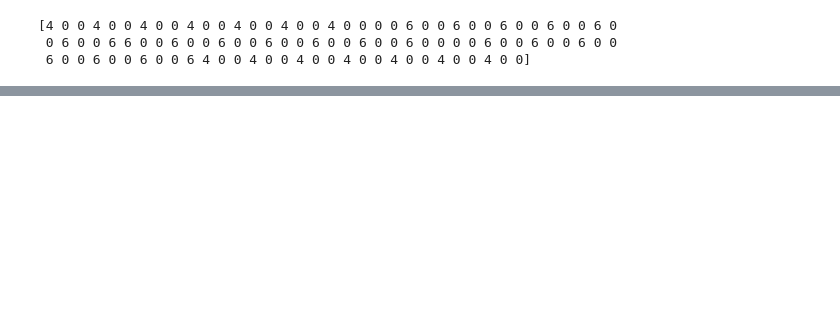
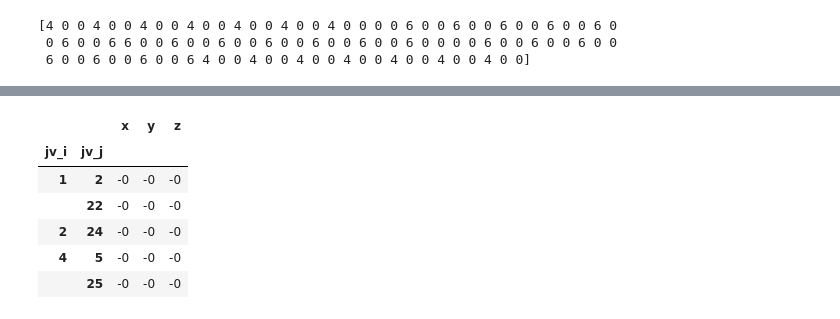
Before and after one commit to glyg/leg-joint, a Jupyter notebook: notebooks/Generation.ipynb, the cells around one changed output, grey strips where cells are left out. Saved outputs shown, nothing was run; the diff lists cells and outputs as text; code cells hidden in the pictures; blank space fills up the shorter version.

```diff
--- a/notebooks/Generation.ipynb
+++ b/notebooks/Generation.ipynb
@@ -328,0 +265,6 @@ mesh.graph.clear_filters()
+# %%
+je_idx = pd.MultiIndex.from_tuples([(mesh.junction_graph.vertex_index[s],
+                                     mesh.junction_graph.vertex_index[t])
+                                    for s, t in mesh.junction_graph.edges()],
+                                    names=('jv_i', 'jv_j'))
+jv_idx = pd.Index(mesh.junction_graph.vertex_index.copy().fa, name='jv')
@@ -328,0 +305,10 @@ mesh.graph.clear_filters()
+# %%
+mesh.update_geometry()
+
+grad_i_lij = - np.array(
+    [mesh.junction_graph.ep[dc].fa for dc in mesh.dcoords]).T/_to_3d(mesh.junction_graph.ep['edge_length'].fa)
+
+grad_i_lij = pd.DataFrame(grad_i_lij, index=je_idx,
+                          columns=mesh.coords)
+grad_i_lij.head()
+# %% [output]
@@ -328,0 +320,7 @@ mesh.graph.clear_filters()
+|  |  | x | y | z |
+| jv_i | jv_j |  |  |  |
+| 1 | 2 | -0 | -0 | -0 |
+|  | 22 | -0 | -0 | -0 |
+| 2 | 24 | -0 | -0 | -0 |
+| 4 | 5 | -0 | -0 | -0 |
+|  | 25 | -0 | -0 | -0 |
```
Also changed, not shown: parts of 43 cells of this notebook, 6 other files.
